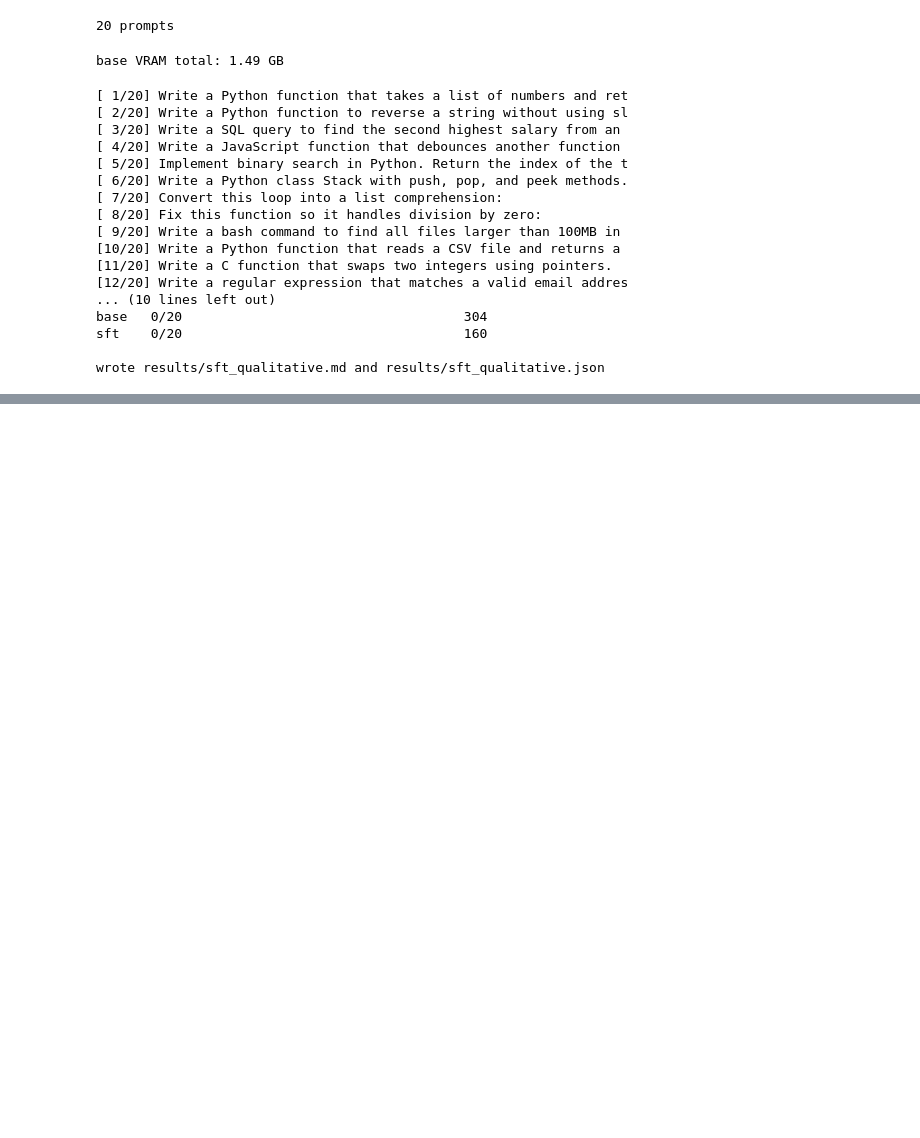
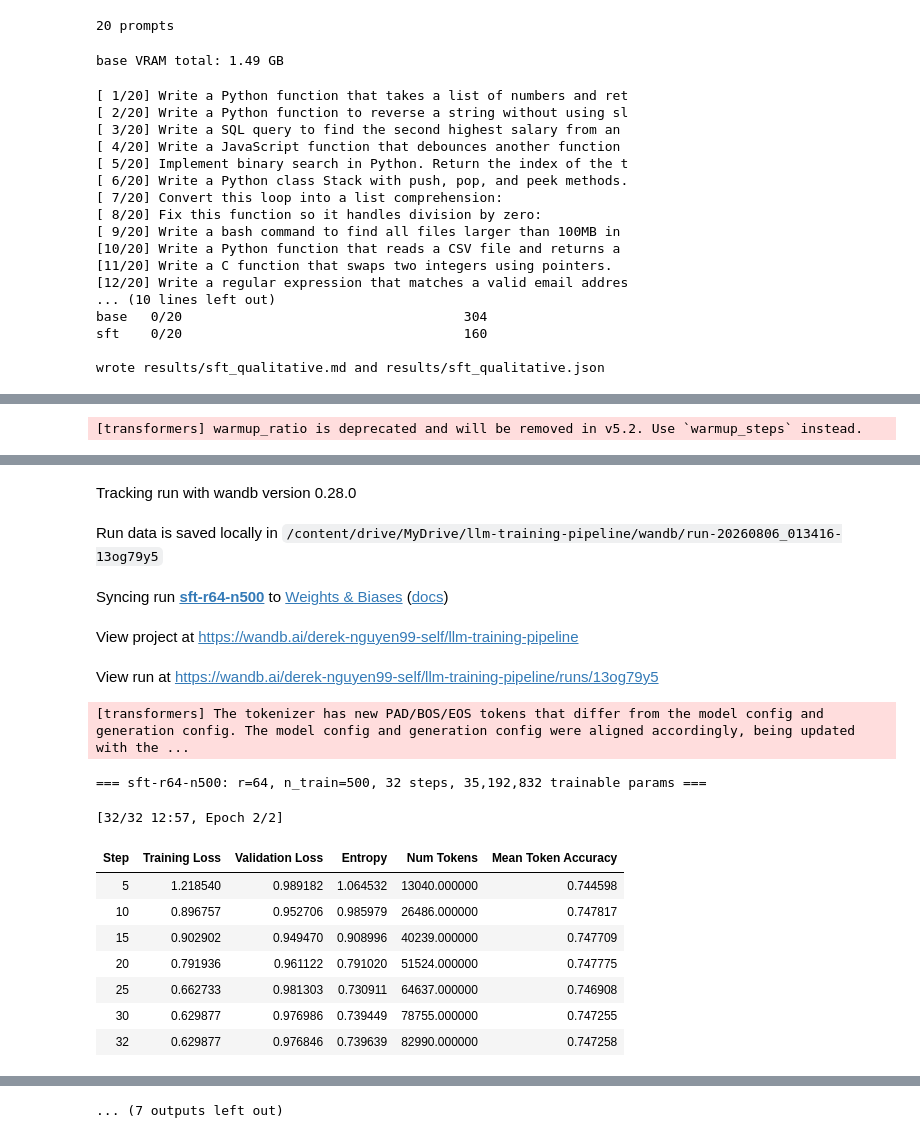
Before and after one commit to derekn4/llm-training-pipeline, a Jupyter notebook: 02_sft.ipynb, the cells around one changed output, grey strips where cells are left out. Cells and saved outputs as stored; diff of their text form; code cells hidden in the pictures; blank space fills up the shorter version.

```diff
--- a/02_sft.ipynb
+++ b/02_sft.ipynb
@@ -509,0 +677,7 @@ wrote results/sft_qualitative.md and results/sft_qualitative.json
+# %%
+# Ablation 2: 500 examples vs 5000, holding rank at 64.
+# ~32 optimizer steps total, so this finishes in a few minutes. Tells you where you
+# are on the data-scaling curve -- whether 5000 was already past the point of return.
+ABLATIONS["sft-r64-n500"] = run_sft("sft-r64-n500", lora_rank=64, n_train=500)
+# %% [output]
+[transformers] warmup_ratio is deprecated and will be removed in v5.2. Use `warmup_steps` instead.
@@ -509,0 +685,16 @@ wrote results/sft_qualitative.md and results/sft_qualitative.json
+Tracking run with wandb version 0.28.0
+Run data is saved locally in /content/drive/MyDrive/llm-training-pipeline/wandb/run-20260806_013416-13og79y5
+Syncing run sft-r64-n500 to Weights & Biases (docs)
+View project at https://wandb.ai/derek-nguyen99-self/llm-training-pipeline
+View run at https://wandb.ai/derek-nguyen99-self/llm-training-pipeline/runs/13og79y5
+[transformers] The tokenizer has new PAD/BOS/EOS tokens that differ from the model config and generation config. The model config and generation config were aligned accordingly, being updated with the ...
+=== sft-r64-n500: r=64, n_train=500, 32 steps, 35,192,832 trainable params ===
+[32/32 12:57, Epoch 2/2]
+| Step | Training Loss | Validation Loss | Entropy | Num Tokens | Mean Token Accuracy |
+| 5 | 1.218540 | 0.989182 | 1.064532 | 13040.000000 | 0.744598 |
+| 10 | 0.896757 | 0.952706 | 0.985979 | 26486.000000 | 0.747817 |
+| 15 | 0.902902 | 0.949470 | 0.908996 | 40239.000000 | 0.747709 |
+| 20 | 0.791936 | 0.961122 | 0.791020 | 51524.000000 | 0.747775 |
+| 25 | 0.662733 | 0.981303 | 0.730911 | 64637.000000 | 0.746908 |
+| 30 | 0.629877 | 0.976986 | 0.739449 | 78755.000000 | 0.747255 |
+| 32 | 0.629877 | 0.976846 | 0.739639 | 82990.000000 | 0.747258 |
@@ -509,0 +702 @@ wrote results/sft_qualitative.md and results/sft_qualitative.json
+... (7 outputs left out)
```
Also changed, not shown: parts of 4 cells of this notebook.
